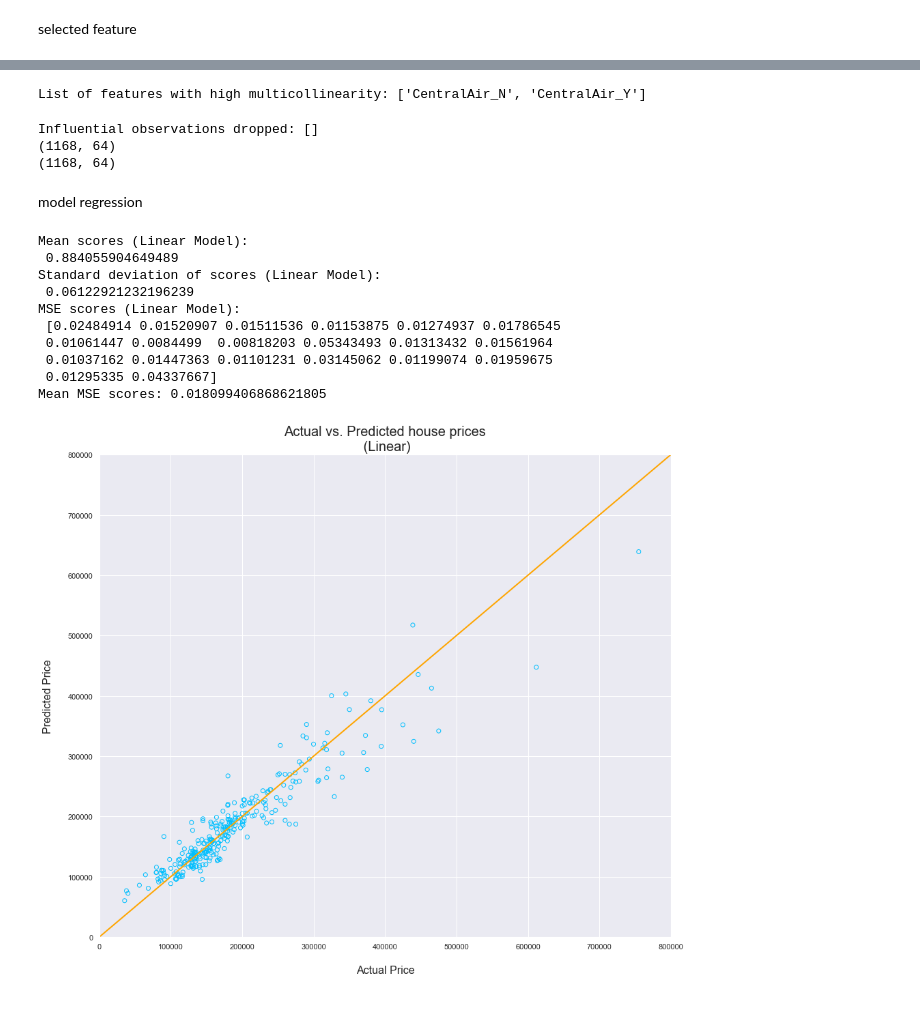
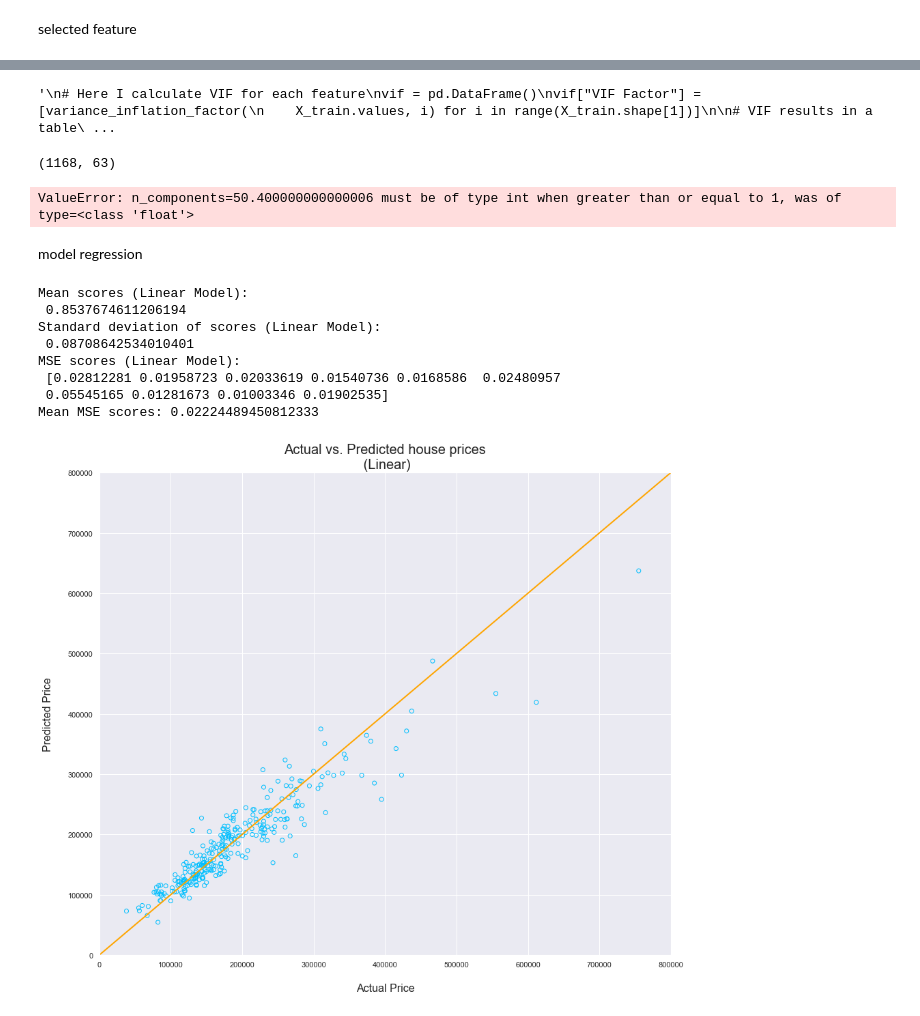
Before and after one commit to chiacchius/ML_House_prices, a Jupyter notebook: MLnotebook.ipynb, the cells around one changed output, grey strips where cells are left out. Cells and saved outputs as stored; diff of their text form; code cells hidden in the pictures.

```diff
--- a/MLnotebook.ipynb
+++ b/MLnotebook.ipynb
@@ -870,5 +872,5 @@ X_train.shape
 # %%
-
+'''
 # Here I calculate VIF for each feature
 vif = pd.DataFrame()
 vif["VIF Factor"] = [variance_inflation_factor(
@@ -895,10 +897,11 @@ X_train.drop(high_vif_list, axis=1, inplace=True)
 X_test.drop(high_vif_list, axis=1, inplace=True)
 
 new_testset.drop(high_vif_list, axis=1, inplace=True)
+'''
 # %% [output]
-List of features with high multicollinearity: ['CentralAir_N', 'CentralAir_Y']
+'\n# Here I calculate VIF for each feature\nvif = pd.DataFrame()\nvif["VIF Factor"] = [variance_inflation_factor(\n    X_train.values, i) for i in range(X_train.shape[1])]\n\n# VIF results in a table\ ...
 # %%
-
+'''
 X_constant = sm.add_constant(X_train)
 
 model = sm.OLS(y_train, X_constant)
@@ -928,10 +931,17 @@ print(X_train.shape)
 X_train = X_train.drop(X_train.index[influent_observation])
 y_train = y_train.drop(y_train.index[influent_observation])
 print(X_train.shape)
+'''
+from sklearn.decomposition import PCA
+
+print(X_train.shape)
+pca = PCA(n_components=X_train.shape[1]*0.8)
+X_train = pca.fit_transform(X_train)
+X_test = pca.transform(X_test)
+print(X_train.shape)
 # %% [output]
-Influential observations dropped: []
-(1168, 64)
-(1168, 64)
+(1168, 63)
+ValueError: n_components=50.400000000000006 must be of type int when greater than or equal to 1, was of type=<class 'float'>
 # %% [markdown]
 model regression
 # %%
@@ -943,43 +953,41 @@ model_ridge = Ridge(alpha = 0.001)
 # %%
 
 scores_lin = cross_val_score(model_lin, X_train, y_train,
-                 cv=20)
+                 cv=10)
 
 print("Mean scores (Linear Model):\n", np.mean(scores_lin))
 print("Standard deviation of scores (Linear Model):\n", np.std(scores_lin))
 
 model_lin.fit(X_train, y_train)
 y_pred_lin = model_lin.predict(X_test)
 #print_score(y_test, y_pred_lin, "Linear")
 
 scores_linear_mse = -1 * cross_val_score(model_lin, X_train, y_train,
-                      cv=20,
+                      cv=10,
                       scoring='neg_mean_squared_error')
 
 print("MSE scores (Linear Model):\n", scores_linear_mse)
 print("Mean MSE scores:", scores_linear_mse.mean())
 
 plt.figure()
 plt.title("Actual vs. Predicted house prices\n (Linear)", fontsize=20)
 plt.scatter(np.exp(y_test), np.exp(y_pred_lin),
             color="deepskyblue", marker="o", facecolors="none")
 plt.plot([0, 800000], [0, 800000], "orange", lw=2)
 plt.xlim(0, 800000)
 plt.ylim(0, 800000)
 plt.xlabel("\nActual Price", fontsize=16)
 plt.ylabel("Predicted Price\n", fontsize=16)
 plt.show()
 # %% [output]
 Mean scores (Linear Model):
- 0.884055904649489
+ 0.8537674611206194
 Standard deviation of scores (Linear Model):
- 0.06122921232196239
+ 0.08708642534010401
 MSE scores (Linear Model):
- [0.02484914 0.01520907 0.01511536 0.01153875 0.01274937 0.01786545
- 0.01061447 0.0084499  0.00818203 0.05343493 0.01313432 0.01561964
- 0.01037162 0.01447363 0.01101231 0.03145062 0.01199074 0.01959675
- 0.01295335 0.04337667]
-Mean MSE scores: 0.018099406868621805
+ [0.02812281 0.01958723 0.02033619 0.01540736 0.0168586  0.02480957
+ 0.05545165 0.01281673 0.01003346 0.01902535]
+Mean MSE scores: 0.02224489450812333
-[figure, old version]
+[figure, new version]
 # %%
 scores_lasso = cross_val_score(model_lasso, X_train, y_train,
```
Also changed, not shown: parts of 7 cells of this notebook.
